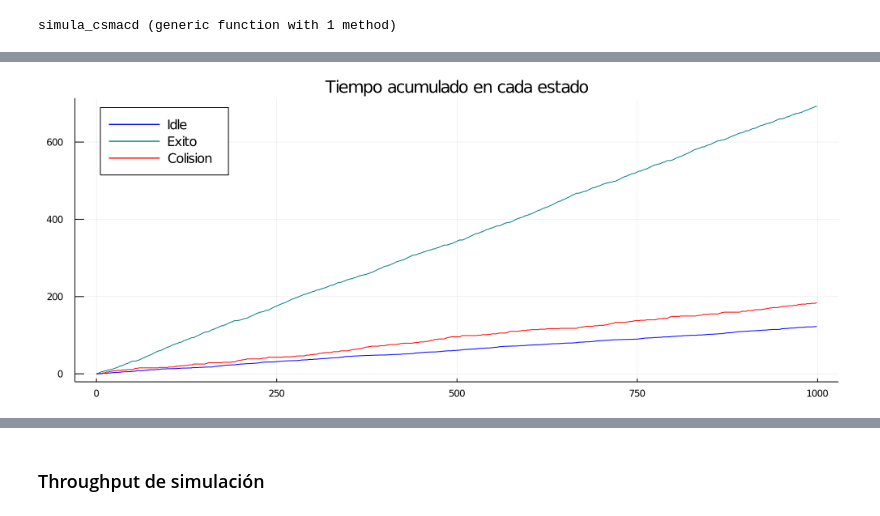
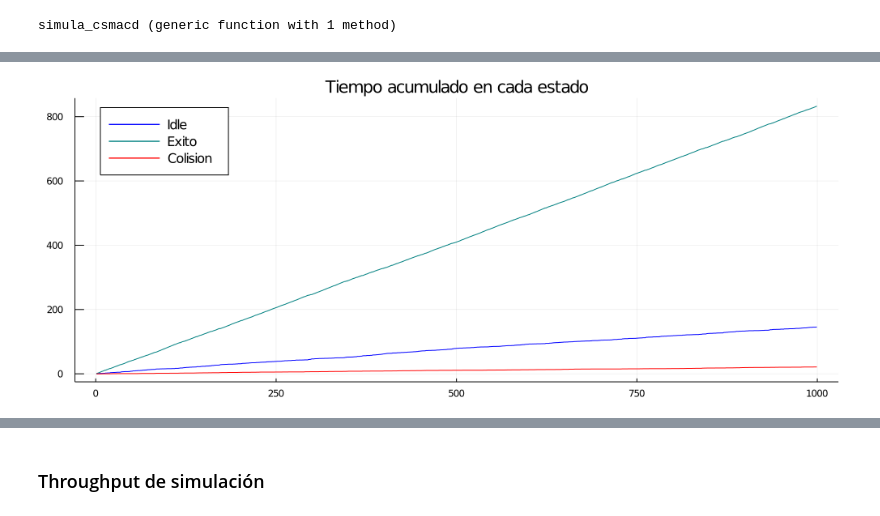
Before and after one commit to aferragu/analisisderedes, a Jupyter notebook: Control de acceso al medio II.ipynb, the cells around one changed output, grey strips where cells are left out. Drawn from its saved outputs; the diff is of its cells as text; code cells hidden in the pictures.

Commit message:
Corrijo bug en la ultima simulacion

```diff
--- a/Control de acceso al medio II.ipynb
+++ b/Control de acceso al medio II.ipynb
@@ -422,17 +422,17 @@ plot!(T[2:end],acumC, color=:red, label="Colision")
 # %%
 N=10
 p=0.05
 beta=0.1
 Tfinal=1000
 
-T,X = simula_csma(p,N,beta,Tfinal);
+T,X = simula_csmacd(p,N,beta,Tfinal);
 
 acumI=cumsum((X[1:end-1].=="Idle").*diff(T))
 acumE=cumsum((X[1:end-1].=="Exito").*diff(T))
 acumC=cumsum((X[1:end-1].=="Colision").*diff(T))
 
 plot(T[2:end],acumI, color=:blue, label="Idle", legend=:topleft, title="Tiempo acumulado en cada estado")
 plot!(T[2:end],acumE, color=:teal, label="Exito")
 plot!(T[2:end],acumC, color=:red, label="Colision")
 # %% [output]
-[figure, old version]
+[figure, new version]
```
Also changed, not shown: parts of 10 cells of this notebook.
